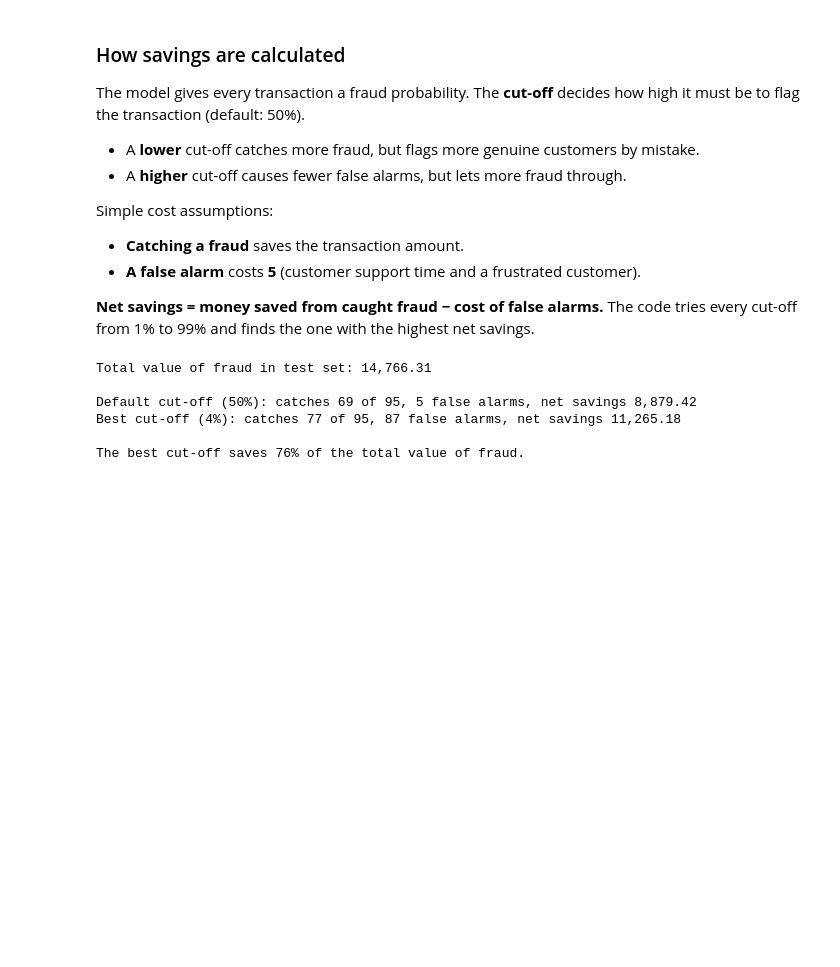
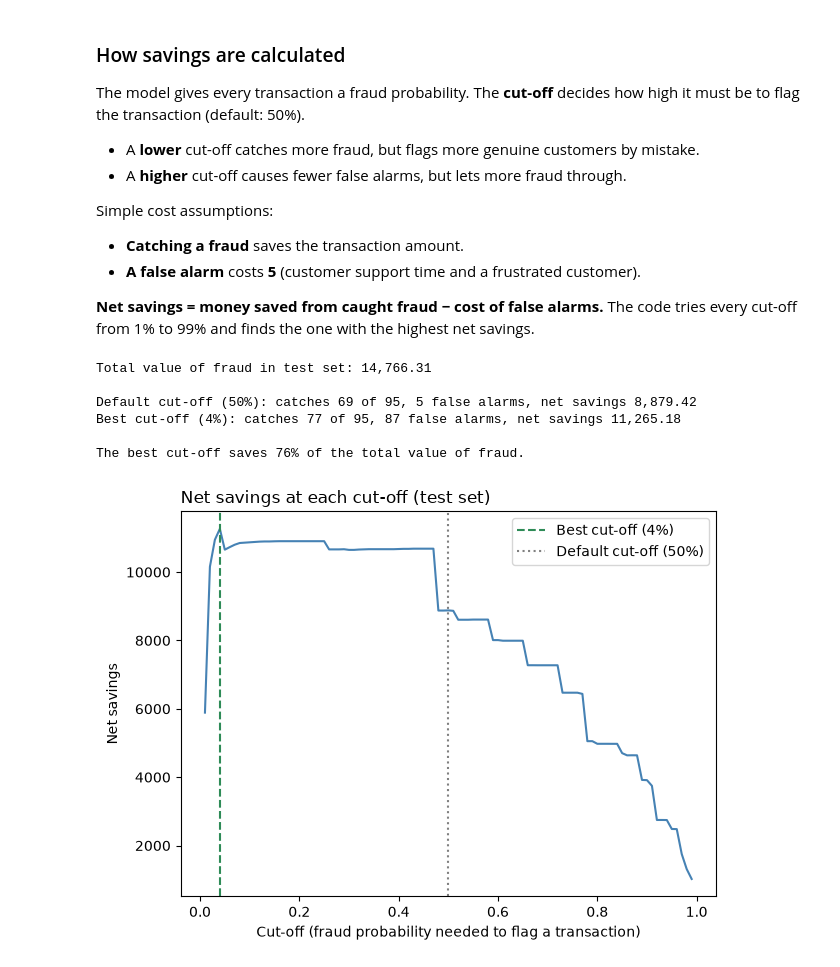
Before and after one commit to Leviano1/fraud-detection-analysis, a Jupyter notebook: notebooks/03_business_impact.ipynb, the cells around one changed output. Drawn from its saved outputs; the diff is of its cells as text; code cells hidden in the pictures; blank space fills up the shorter version.

Commit message:
Add business impact analysis and recommendation

```diff
--- a/notebooks/03_business_impact.ipynb
+++ b/notebooks/03_business_impact.ipynb
@@ -72,3 +72,17 @@ Default cut-off (50%): catches 69 of 95, 5 false alarms, net savings 8,879.42
 Best cut-off (4%): catches 77 of 95, 87 false alarms, net savings 11,265.18
 
 The best cut-off saves 76% of the total value of fraud.
+# %%
+fig, ax = plt.subplots()
+ax.plot(impact["cut_off"], impact["net_savings"], color="steelblue")
+ax.axvline(best["cut_off"], linestyle="--", color="seagreen", label=f"Best cut-off ({best['cut_off']:.0%})")
+ax.axvline(0.5, linestyle=":", color="grey", label="Default cut-off (50%)")
+ax.set_xlabel("Cut-off (fraud probability needed to flag a transaction)")
+ax.set_ylabel("Net savings")
+ax.set_title("Net savings at each cut-off (test set)", loc="left")
+ax.legend()
+plt.tight_layout()
+plt.savefig("../images/net_savings_by_cutoff.png", dpi=150)
+plt.show()
+# %% [output]
+[figure, added]
```
Also changed, not shown: parts of 3 cells of this notebook, 1 other file.
